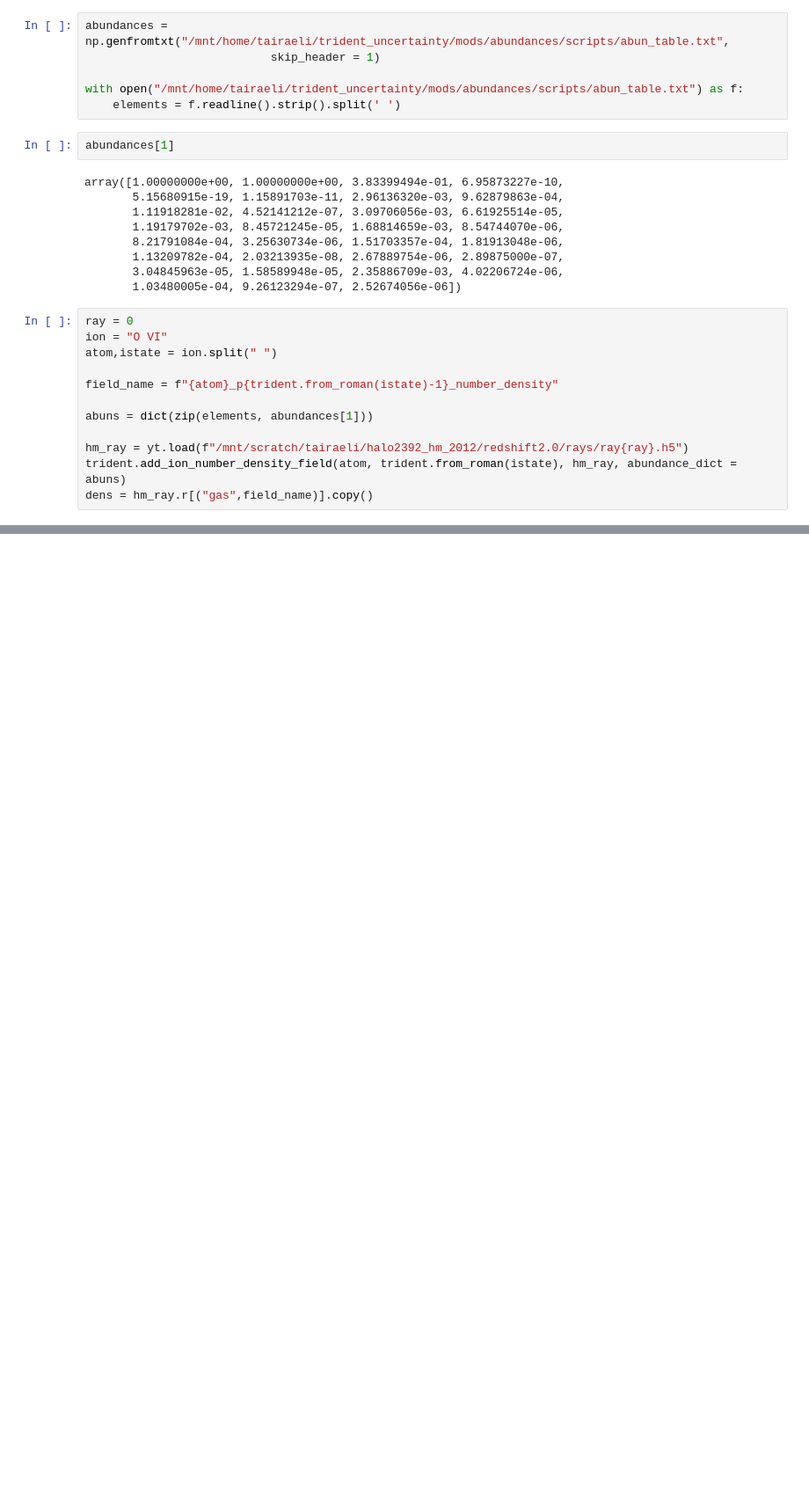
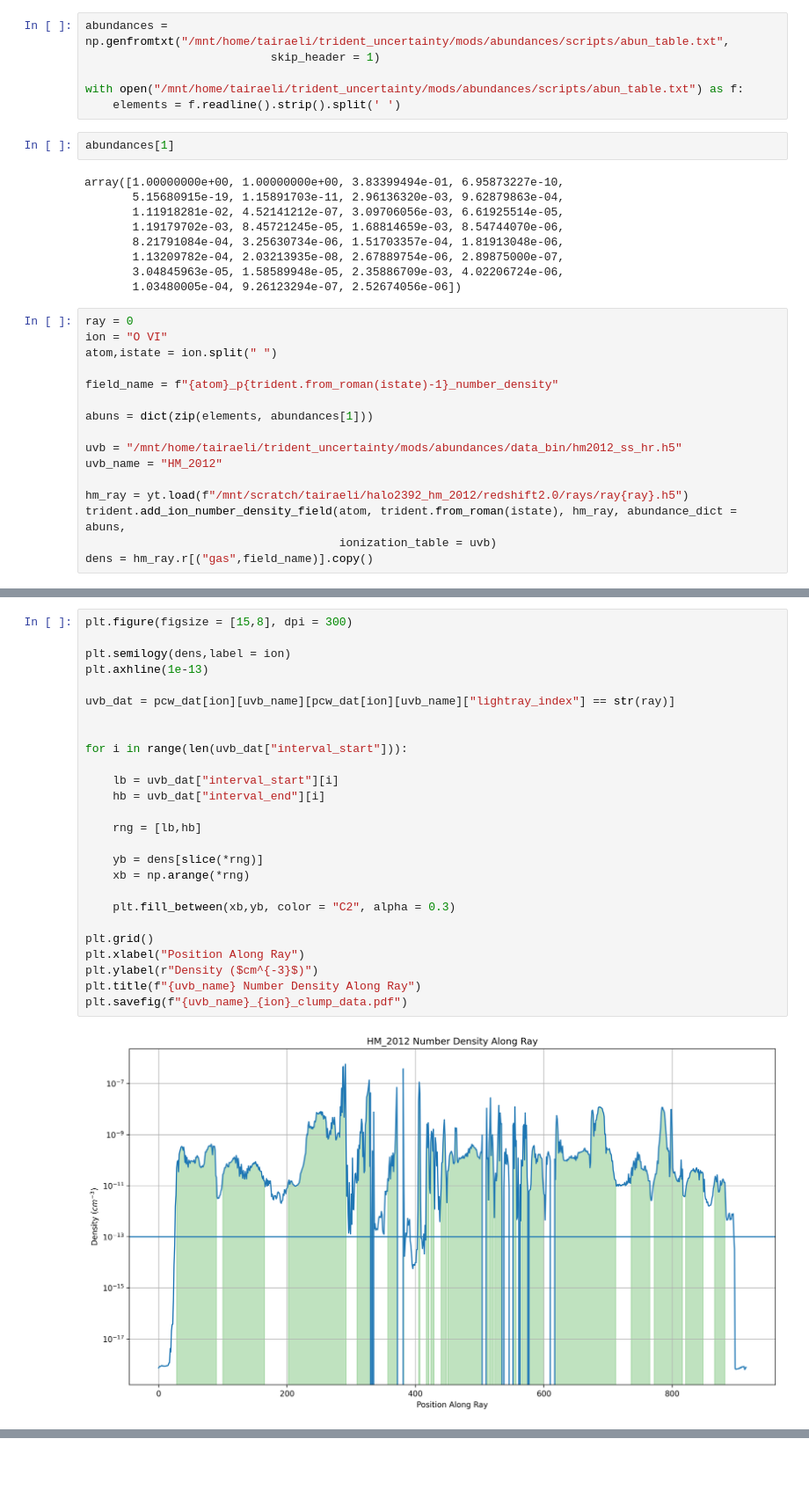
Before and after one commit to tairaeli/trident_uncertainty, a Jupyter notebook: mods/backgrounds/uv_sal/uvb_col_density_compare.ipynb, the cells around one changed output, grey strips where cells are left out. Shown at 88% size. Drawn from its saved outputs; the diff is of its cells as text; blank space fills up the shorter version.

```diff
--- a/mods/backgrounds/uv_sal/uvb_col_density_compare.ipynb
+++ b/mods/backgrounds/uv_sal/uvb_col_density_compare.ipynb
@@ -137,7 +125,11 @@ field_name = f"{atom}_p{trident.from_roman(istate)-1}_number_density"
 
 abuns = dict(zip(elements, abundances[1]))
 
+uvb = "/mnt/home/tairaeli/trident_uncertainty/mods/abundances/data_bin/hm2012_ss_hr.h5"
+uvb_name = "HM_2012"
+
 hm_ray = yt.load(f"/mnt/scratch/tairaeli/halo2392_hm_2012/redshift2.0/rays/ray{ray}.h5")
-trident.add_ion_number_density_field(atom, trident.from_roman(istate), hm_ray, abundance_dict = abuns)
+trident.add_ion_number_density_field(atom, trident.from_roman(istate), hm_ray, abundance_dict = abuns,
+                                     ionization_table = uvb)
 dens = hm_ray.r[("gas",field_name)].copy()
 # %% [output]
@@ -167,3 +149,31 @@ plt.axhline(1e-13)
+# %%
+plt.figure(figsize = [15,8], dpi = 300)
+
+plt.semilogy(dens,label = ion)
+plt.axhline(1e-13)
+
+uvb_dat = pcw_dat[ion][uvb_name][pcw_dat[ion][uvb_name]["lightray_index"] == str(ray)]
+
+
+for i in range(len(uvb_dat["interval_start"])):
+
+    lb = uvb_dat["interval_start"][i]
+    hb = uvb_dat["interval_end"][i]
+
+    rng = [lb,hb]
+
+    yb = dens[slice(*rng)]
+    xb = np.arange(*rng)
+
+    plt.fill_between(xb,yb, color = "C2", alpha = 0.3)
+
+plt.grid()
+plt.xlabel("Position Along Ray")
+plt.ylabel(r"Density ($cm^{-3}$)")
+plt.title(f"{uvb_name} Number Density Along Ray")
+plt.savefig(f"{uvb_name}_{ion}_clump_data.pdf")
+# %% [output]
+[figure, added]
 # %%
 # generating histogram plots
 fig, ax = plt.subplots(3,1, figsize = [8,12])
```
Also changed, not shown: parts of 6 cells of this notebook.
